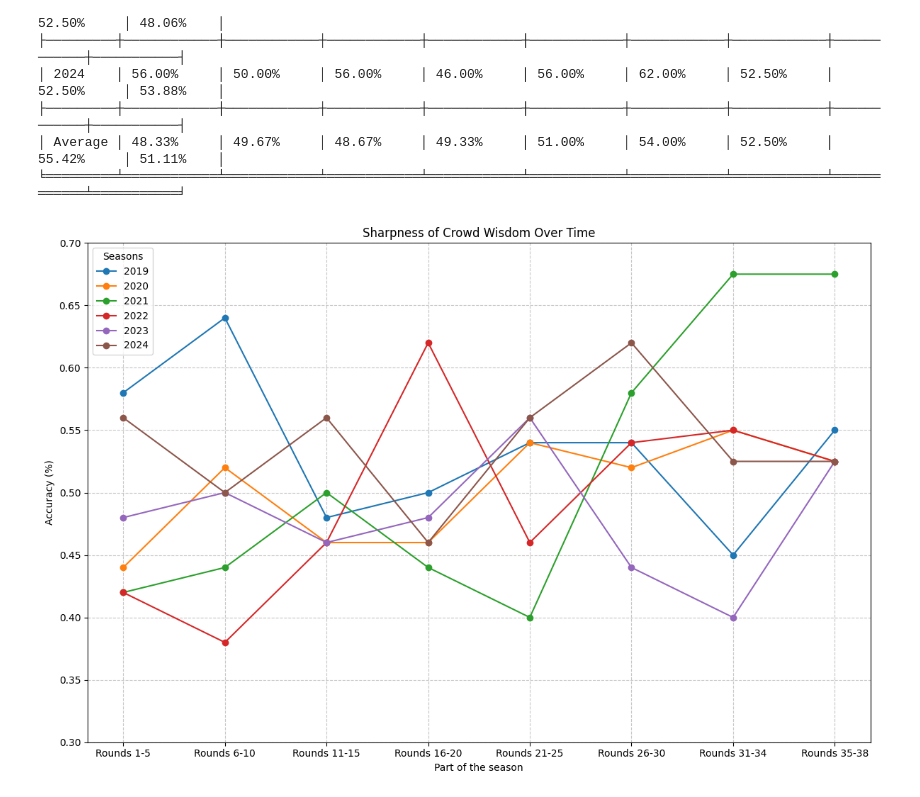
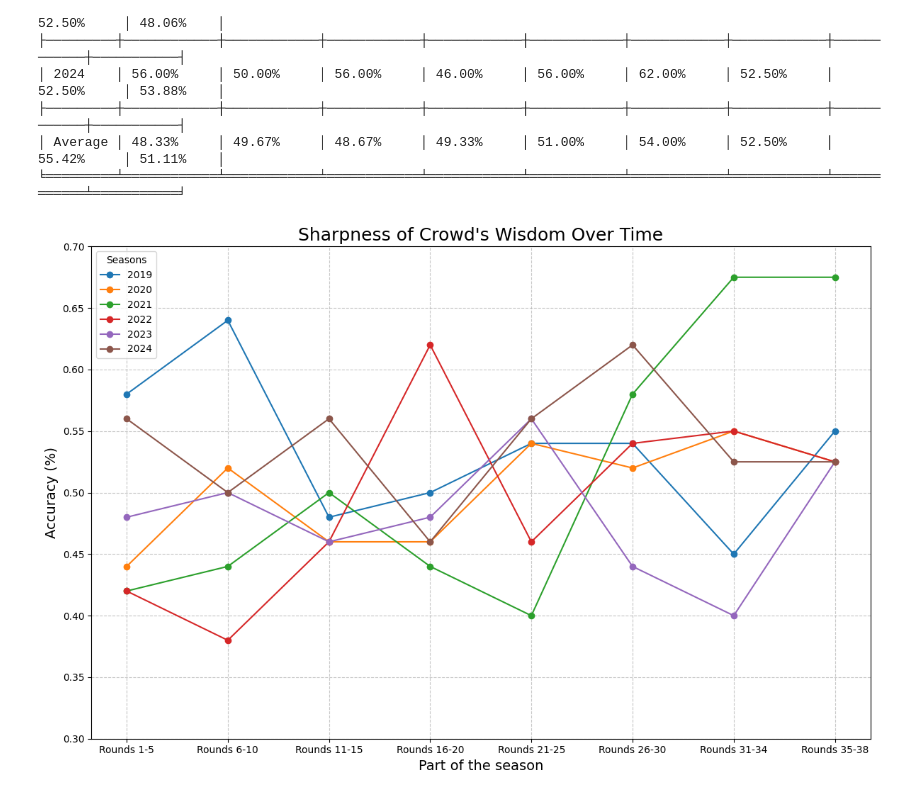
Before and after one commit to FelipeBandeira/capstone, a Jupyter notebook: 3. Wisdom of the crowds.ipynb, the cells around one changed output. Drawn from its saved outputs; the diff is of its cells as text; code cells hidden in the pictures.

```diff
--- a/3. Wisdom of the crowds.ipynb
+++ b/3. Wisdom of the crowds.ipynb
@@ -35,7 +38,8 @@ df.head()
 # %%
 def analyze_odds(df):
     """
-    Analyzes odds in the dataset to determine the favorite outcome (lowest odds) and underdog (highest odds).
+    Analyzes odds in the dataset to determine the favorite outcome (lowest odds) and underdog (highest odds)
+    according to the market consensus.
 
     Parameters:
         df (pd.DataFrame): Input dataframe with columns 'AvgCH', 'AvgCD', 'AvgCA'.
@@ -51,7 +55,7 @@ def analyze_odds(df):
         dog = max(odds, key=odds.get)  # Outcome with the highest odds
         return pd.Series({'Fav': fav, 'Dog': dog})
 
-    # Apply the helper function row-wise and create 'Fav' and 'Dog' columns
+    # Apply the helper function row-wise and create 'Fav' and 'Dog' listings
     results = df.apply(find_fav_dog, axis=1)
     return results
 # %%
@@ -261,3 +270,0 @@ FROM HERE ON IT'S THE WILD WEST 🚨🚨🚨🚨
-# %%
-seasons = [2019, 2020, 2021, 2022, 2023, 2024]
-run_wisdom_of_crowds(df, seasons, 'Fav')
@@ -282,3 +270,0 @@ run_wisdom_of_crowds(df, seasons, 'Fav')
-# %%
-seasons = [2019, 2020, 2021, 2022, 2023, 2024]
-run_wisdom_of_crowds(df, seasons, 'Dog')
@@ -452,35 +422,35 @@ def plot_results(results_dict):
         for bucket in buckets:
             accuracy = year_data.get(bucket, None)
             if accuracy is not None:
                 season_accuracies[season].append(accuracy)
             else:
                 season_accuracies[season].append(None)
 
     # Plot each season's accuracy over buckets
     plt.figure(figsize=(12, 8))
     for season, accuracies in season_accuracies.items():
         plt.plot(
             buckets,
             accuracies,
             marker='o',
             label=f"{season}"
         )
 
     # Customize the chart
-    plt.title("Sharpness of Crowd Wisdom Over Time")
-    plt.xlabel("Part of the season")
-    plt.ylabel("Accuracy (%)")
+    plt.title("Sharpness of Crowd's Wisdom Over Time", fontsize=18)
+    plt.xlabel("Part of the season", fontsize=14)
+    plt.ylabel("Accuracy (%)", fontsize=14)
     plt.ylim(0.3, 0.7)  # Accuracy is between 0 and 1
     plt.xticks(buckets, bucket_ranges)  # Replace bucket numbers with round ranges
     plt.legend(title="Seasons", loc="best")
     plt.grid(True, linestyle="--", alpha=0.7)
 
     # Show the plot
     plt.tight_layout()
     plt.show()
 
 # Plot results
 plot_results(wisdom_of_crowds)
 # %% [output]
-[figure, old version]
+[figure, new version]
 # %% [markdown]
```
Also changed, not shown: parts of 31 cells of this notebook, 1 other file.
